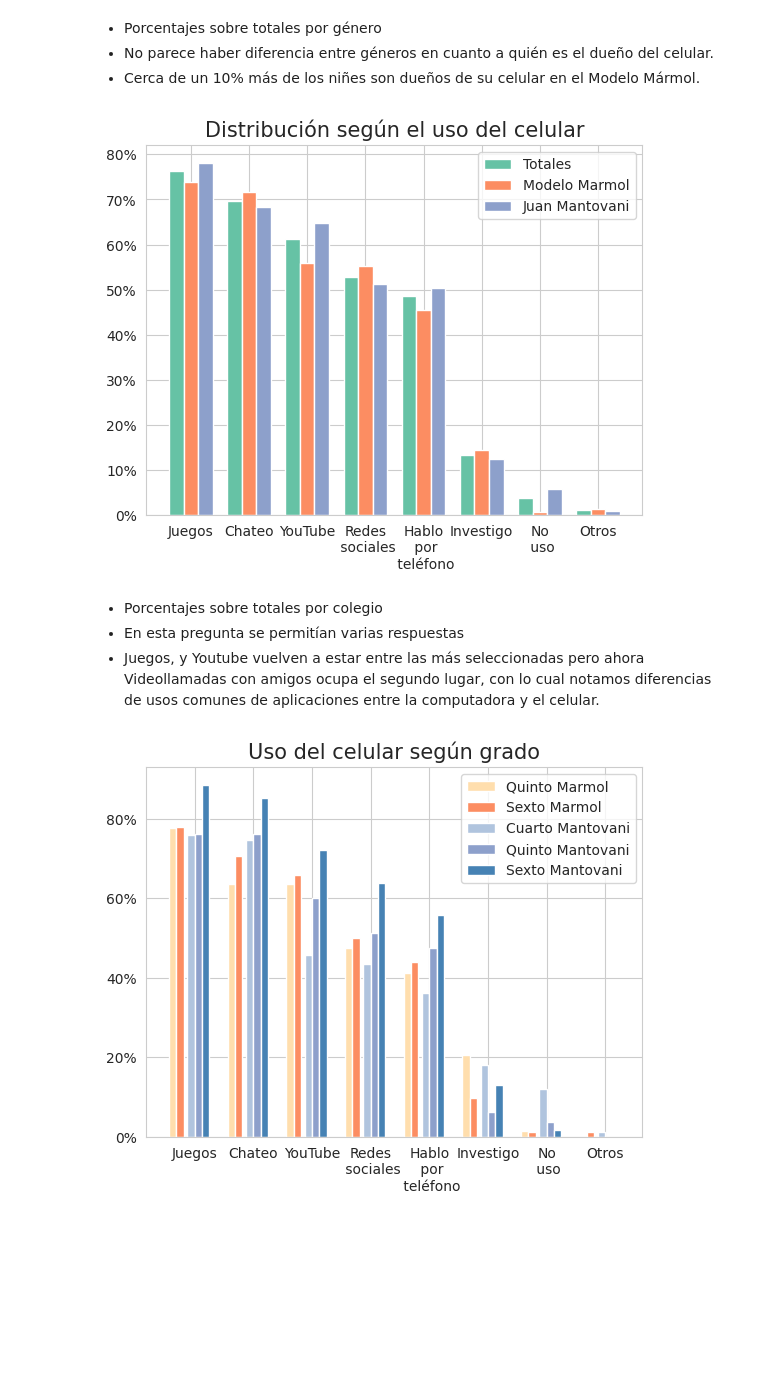
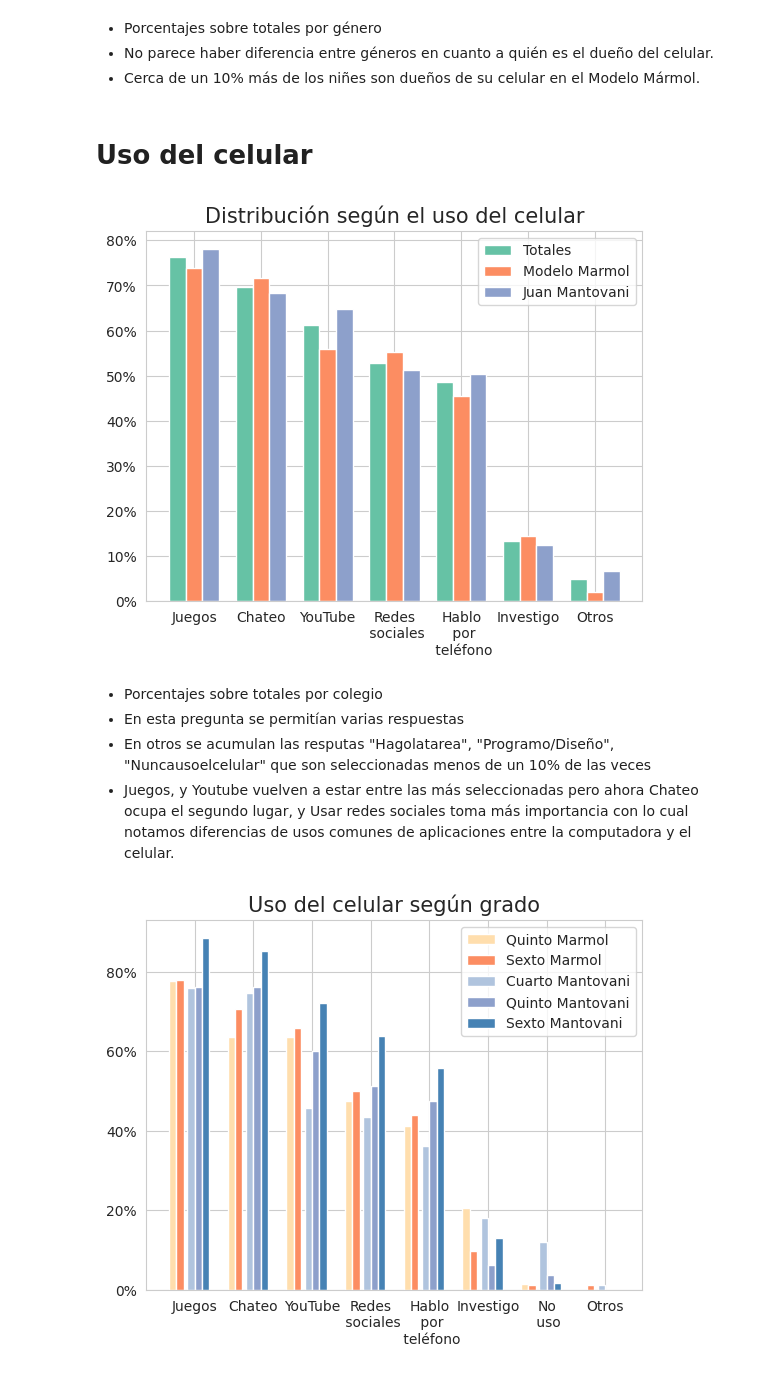
Before and after one commit to fedesassone/tesis, a Jupyter notebook: notebooks/Poblacional.ipynb, the cells around one changed output. Drawn from its saved outputs; the diff is of its cells as text; code cells hidden in the pictures; blank space fills up the shorter version.

Commit message:
Uso del celular fixed

```diff
--- a/notebooks/Poblacional.ipynb
+++ b/notebooks/Poblacional.ipynb
@@ -807,53 +811,55 @@ plt.savefig('poblacional_dueño_celular_segun_genero.png')
 * Porcentajes sobre totales por género
 * No parece haber diferencia entre géneros en cuanto a quién es el dueño del celular.
 * Cerca de un 10% más de los niñes son dueños de su celular en el Modelo Mármol.
+# %% [markdown]
+# Uso del celular
 # %%
 # Distribución según el uso del celular
 data_total = df_fe["uso_celular"].str.replace(" ", "").str.get_dummies(sep=',').sum().div(cant_total).sort_values(ascending=False)
 data_marmol = marmol["uso_celular"].str.replace(" ", "").str.get_dummies(sep=',').sum().div(cant_marmol).sort_values(ascending=False)
 data_mantovani = mantovani["uso_celular"].str.replace(" ", "").str.get_dummies(sep=',').sum().div(cant_mantovani).sort_values(ascending=False)
 
-otros = ["Hagolatarea", "Programo/Diseño"]
+otros = ["Hagolatarea", "Programo/Diseño", "Nuncausoelcelular"]
 
 dfs = [data_total, data_marmol, data_mantovani]
 
-for df in dfs:
-    df["Otros"] = 0.0
-    for data in df.index:
-        if data in otros:
-            df["Otros"] = df["Otros"] + df[data]
-            df.drop(data, inplace=True)
+result = pd.concat(dfs, axis=1)
+result = result.rename(columns={0:'Totales',
+                                1:'Modelo Marmol',
+                                2:'Juan Mantovani'})
 
-for data in data_total.index:
-    if data not in data_marmol.index:
-        data_marmol[data] = 0.0
-    if data not in data_mantovani.index:
-        data_mantovani[data] = 0.0
+result.loc["Otros"] = [0.0]*3
+
+result =result.fillna(0)
+for row in otros:
+        result.loc['Otros'] += result.loc[row]
+        result.drop([row], inplace=True)
 
 bar_width = 0.25
 
-br1 = np.arange(len(data_total))
+br1 = np.arange(len(result))
 br2 = [x + bar_width for x in br1]
 br3 = [x + bar_width for x in br2]
 
 labels = ("Juegos", "Chateo", "YouTube", "Redes\n sociales", \
-           "Hablo\n por\n teléfono", "Investigo", "No\n uso", "Otros")
+           "Hablo\n por\n teléfono", "Investigo", "Otros")
 
-plt.bar(br1,data_total, width=bar_width, label = 'Totales')
-plt.bar(br2,data_marmol, width=bar_width, label = 'Modelo Marmol')
-plt.bar(br3,data_mantovani, width=bar_width, label = 'Juan Mantovani')
+plt.bar(br1,result['Totales']       , width=bar_width, label = 'Totales')
+plt.bar(br2,result['Modelo Marmol'] , width=bar_width, label = 'Modelo Marmol')
+plt.bar(br3,result['Juan Mantovani'], width=bar_width, label = 'Juan Mantovani')
 
 plt.gca().yaxis.set_major_formatter(PercentFormatter(1))
 plt.title("Distribución según el uso del celular", fontsize=15)
-plt.xticks([r + bar_width for r in range(len(data_total))], labels)
+plt.xticks([r + bar_width for r in range(len(result))], labels)
 plt.legend()
 plt.savefig('poblacional_uso_celular.png')
 # %% [output]
-[figure, old version]
+[figure, new version]
 # %% [markdown]
 * Porcentajes sobre totales por colegio
 * En esta pregunta se permitían varias respuestas
-* Juegos, y Youtube vuelven a estar entre las más seleccionadas pero ahora Videollamadas con amigos ocupa el segundo lugar, con lo cual notamos diferencias de usos comunes de aplicaciones entre la computadora y el celular.
+* En otros se acumulan las resputas "Hagolatarea", "Programo/Diseño", "Nuncausoelcelular" que son seleccionadas menos de un 10% de las veces
+* Juegos, y Youtube vuelven a estar entre las más seleccionadas pero ahora Chateo ocupa el segundo lugar, y Usar redes sociales toma más importancia con lo cual notamos diferencias de usos comunes de aplicaciones entre la computadora y el celular.
 # %%
 # Uso del celular según grado
 data_total = df_fe["uso_celular"].str.replace(" ", "").str.get_dummies(sep=',').sum().div(cant_total).sort_values(ascending=False)
```
Also changed, not shown: parts of 3 cells of this notebook, 1 other file.
